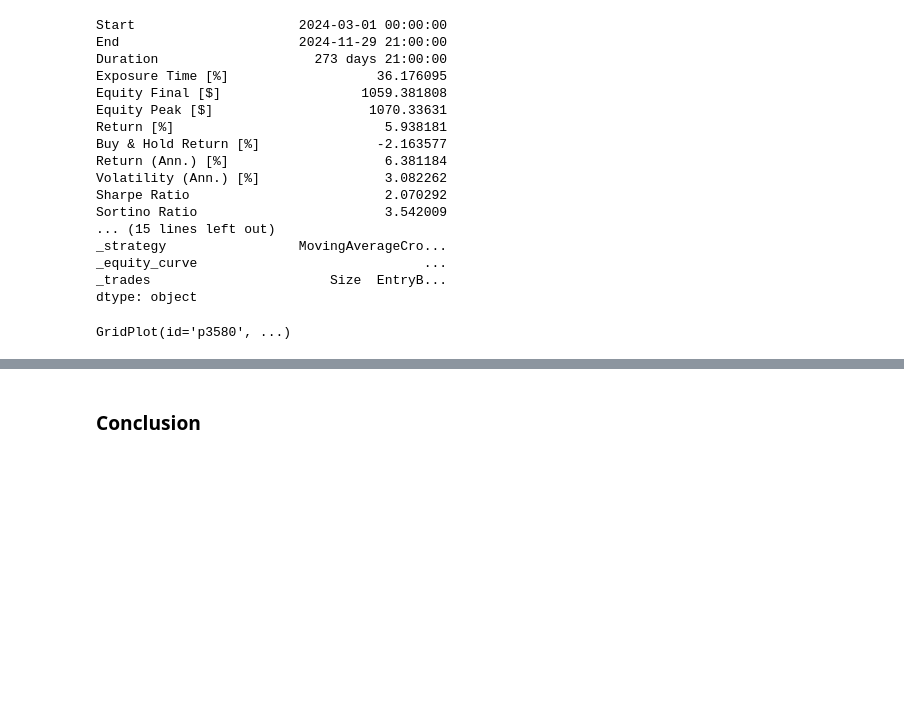
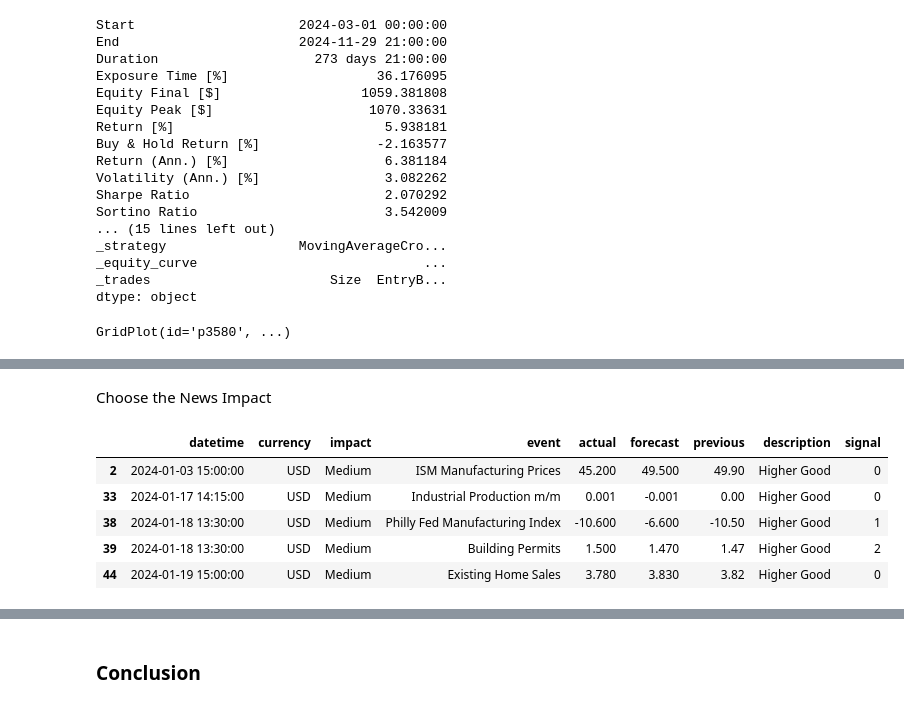
Before and after one commit to Kwamena-A-Yamoah/Forex_Trading_Bot_and_Analysis, a Jupyter notebook: backtest/using backtest lib/ma_eurusdm (bkt).ipynb, the cells around one changed output, grey strips where cells are left out. Saved outputs shown, nothing was run; the diff lists cells and outputs as text; code cells hidden in the pictures; blank space fills up the shorter version.

```diff
--- a/backtest/using backtest lib/ma_eurusdm (bkt).ipynb
+++ b/backtest/using backtest lib/ma_eurusdm (bkt).ipynb
@@ -343,0 +1392,14 @@ GridPlot(id='p3580', ...)
+# %% [markdown]
+Choose the News Impact
+# %%
+#  Choose only high impact news
+# economic_news= economic_news[economic_news['impact']!='Low']
+economic_news= economic_news[economic_news['impact']=='Medium']
+economic_news.head()
+# %% [output]
+|  | datetime | currency | impact | event | actual | forecast | previous | description | signal |
+| 2 | 2024-01-03 15:00:00 | USD | Medium | ISM Manufacturing Prices | 45.200 | 49.500 | 49.90 | Higher Good | 0 |
+| 33 | 2024-01-17 14:15:00 | USD | Medium | Industrial Production m/m | 0.001 | -0.001 | 0.00 | Higher Good | 0 |
+| 38 | 2024-01-18 13:30:00 | USD | Medium | Philly Fed Manufacturing Index | -10.600 | -6.600 | -10.50 | Higher Good | 1 |
+| 39 | 2024-01-18 13:30:00 | USD | Medium | Building Permits | 1.500 | 1.470 | 1.47 | Higher Good | 2 |
+| 44 | 2024-01-19 15:00:00 | USD | Medium | Existing Home Sales | 3.780 | 3.830 | 3.82 | Higher Good | 0 |
```
Also changed, not shown: parts of 53 cells of this notebook, 6 other files.
